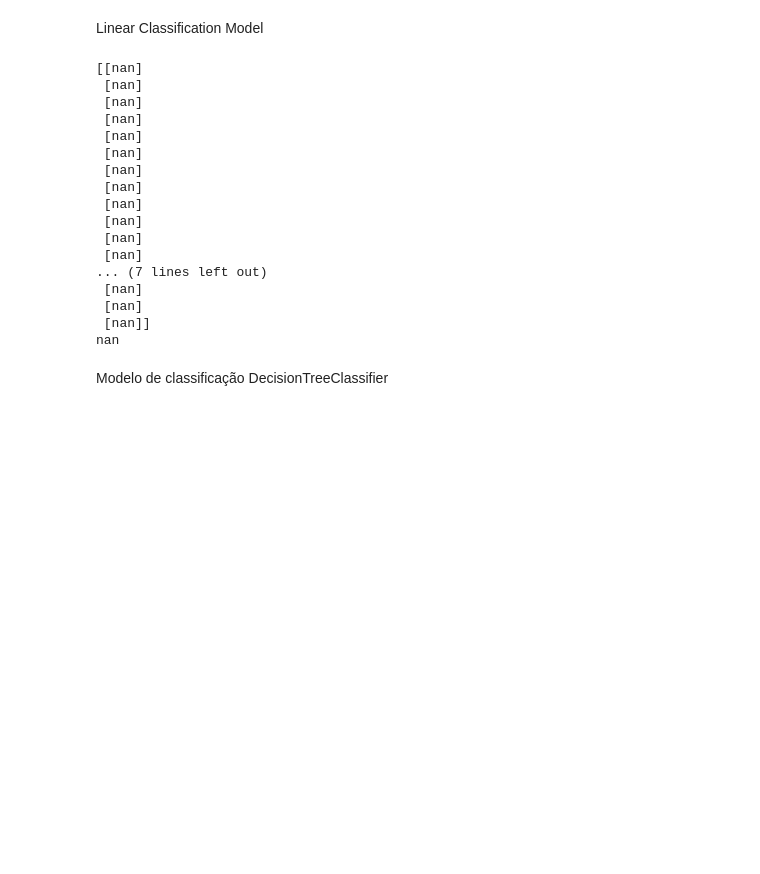
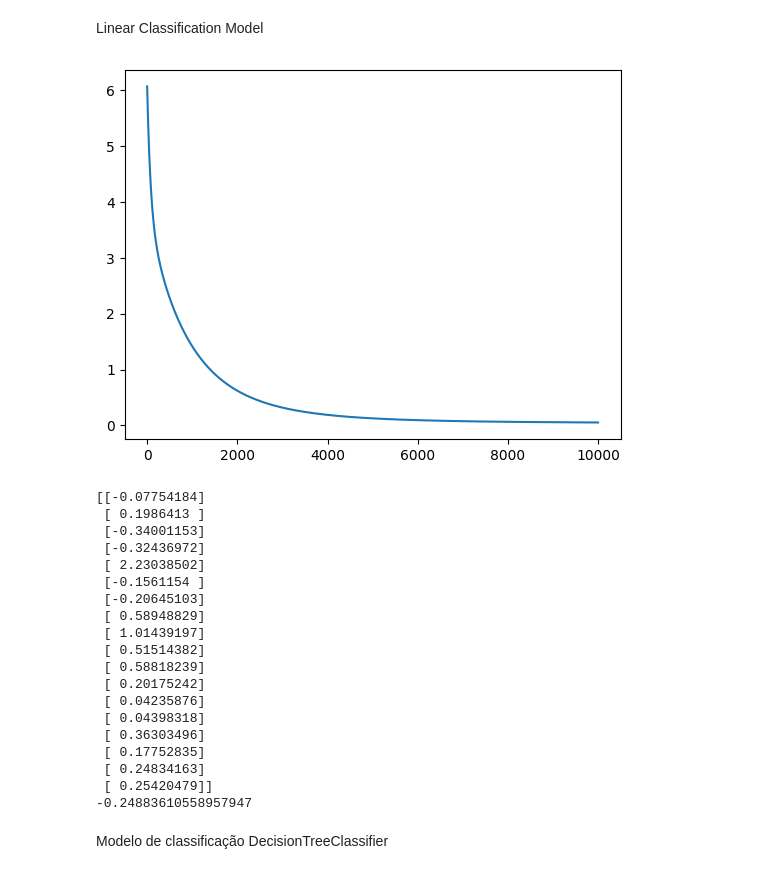
Before and after one commit to leoscarlato/AVC-Predictor, a Jupyter notebook: main.ipynb, the cells around one changed output. Cells and saved outputs as stored; diff of their text form; code cells hidden in the pictures; blank space fills up the shorter version.

```diff
--- a/main.ipynb
+++ b/main.ipynb
@@ -76,48 +77,58 @@ import numpy as np
 # %%
 import autograd.numpy as np_   # Thinly-wrapped version of Numpy
 from autograd import grad
 
 def loss( parametros ):
     w, b, pontos, real_value = parametros
     prediction = w.T @ pontos + b
     mse = np_.mean( (prediction - real_value)**2)
     return mse
 
 g = grad(loss)
 
 data = df_clean.drop(columns=["stroke"]).to_numpy().astype(float)
 
 target = df_clean["stroke"].to_numpy().astype(float)
 
 w = np.random.randn(data.shape[1],1)
 b = 0.0
-alpha = 10**-6
+alpha = 10**-3
+erros = []
 
 for n in range(10000):
     grad_ = g( (w, b, data.T, target) )
     w -= alpha*grad_[0]
     b -= alpha*grad_[1]
+    erros.append(loss( (w, b, data.T, target) ))
+
+import matplotlib.pyplot as plt
+plt.plot(erros)
+plt.show()
+
 
 print(w)
 print(b)
 # %% [output]
+[figure, added]
-[[nan]
- [nan]
- [nan]
- [nan]
- [nan]
- [nan]
- [nan]
- [nan]
- [nan]
- [nan]
- [nan]
- [nan]
-... (7 lines left out)
- [nan]
- [nan]
- [nan]]
-nan
+[[-0.07754184]
+ [ 0.1986413 ]
+ [-0.34001153]
+ [-0.32436972]
+ [ 2.23038502]
+ [-0.1561154 ]
+ [-0.20645103]
+ [ 0.58948829]
+ [ 1.01439197]
+ [ 0.51514382]
+ [ 0.58818239]
+ [ 0.20175242]
+ [ 0.04235876]
+ [ 0.04398318]
+ [ 0.36303496]
+ [ 0.17752835]
+ [ 0.24834163]
+ [ 0.25420479]]
+-0.24883610558957947
 # %% [markdown]
 Modelo de classificação DecisionTreeClassifier
 # %%
```
Also changed, not shown: parts of 2 cells of this notebook.
